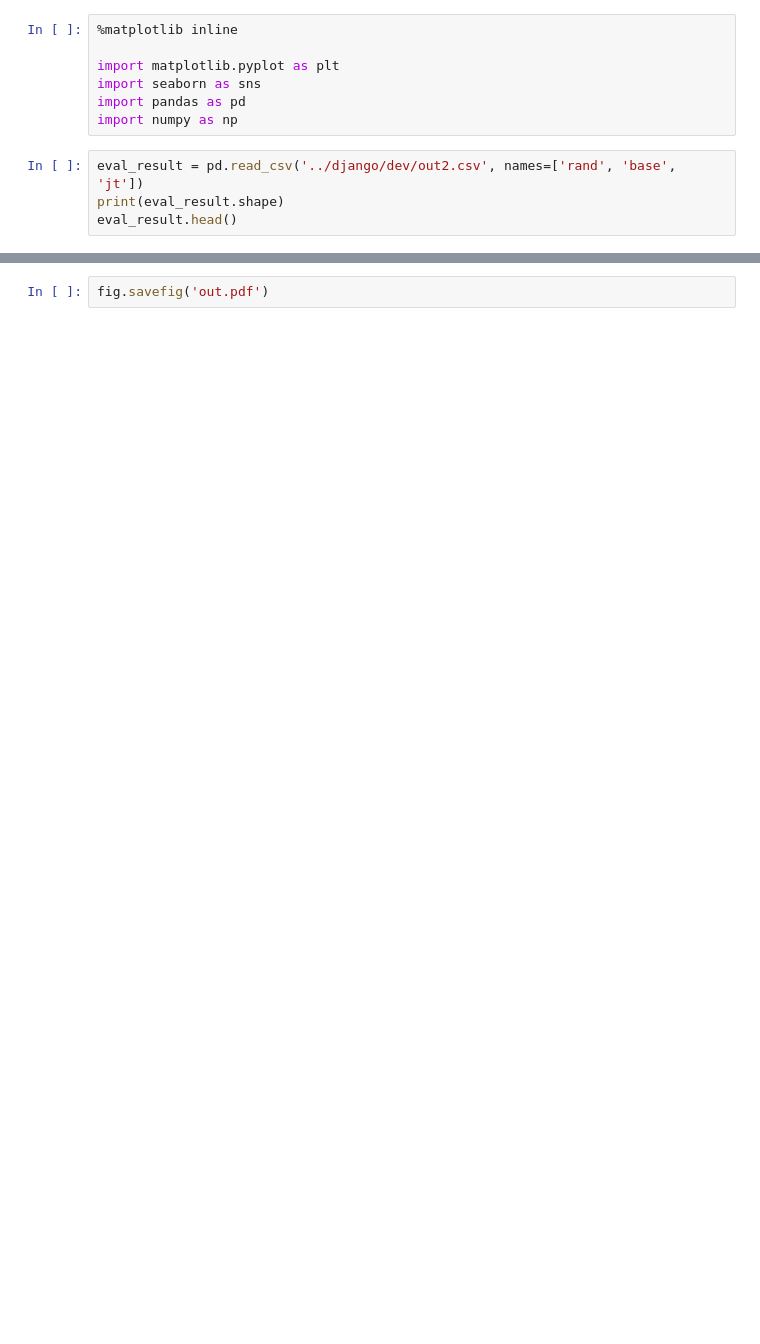
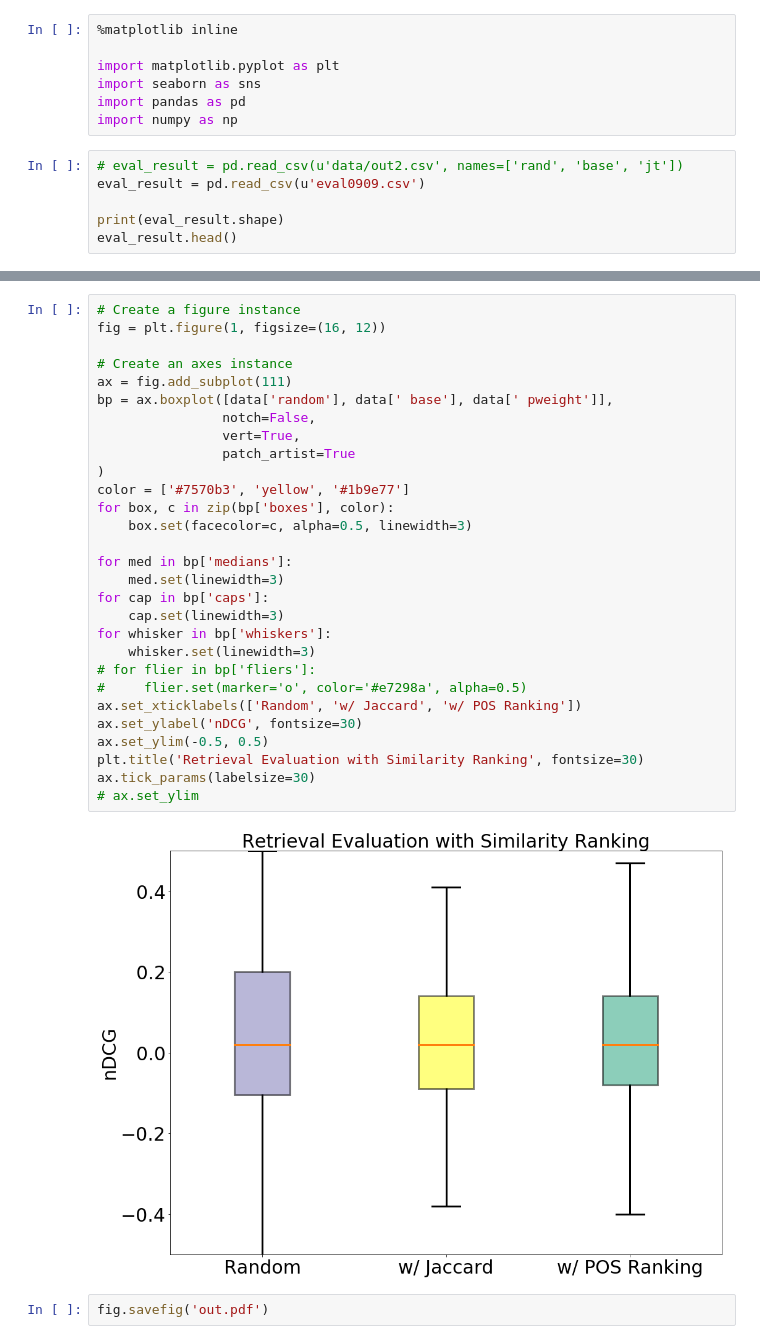
Before and after one commit to ryanchao2012/marginalbear, a Jupyter notebook: evaluate/doc2vec/show_evaluation_result.ipynb, the cells around one changed output, grey strips where cells are left out. Cells and saved outputs as stored; diff of their text form; blank space fills up the shorter version.

```diff
--- a/evaluate/doc2vec/show_evaluation_result.ipynb
+++ b/evaluate/doc2vec/show_evaluation_result.ipynb
@@ -6,6 +6,8 @@ import seaborn as sns
 import pandas as pd
 import numpy as np
 # %%
-eval_result = pd.read_csv('../django/dev/out2.csv', names=['rand', 'base', 'jt'])
+# eval_result = pd.read_csv(u'data/out2.csv', names=['rand', 'base', 'jt'])
+eval_result = pd.read_csv(u'eval0909.csv')
+
 print(eval_result.shape)
 eval_result.head()
@@ -46,2 +68,33 @@ ax.tick_params(labelsize=30)
+# %%
+# Create a figure instance
+fig = plt.figure(1, figsize=(16, 12))
+
+# Create an axes instance
+ax = fig.add_subplot(111)
+bp = ax.boxplot([data['random'], data[' base'], data[' pweight']],
+                notch=False,
+                vert=True,
+                patch_artist=True
+)
+color = ['#7570b3', 'yellow', '#1b9e77']
+for box, c in zip(bp['boxes'], color):
+    box.set(facecolor=c, alpha=0.5, linewidth=3)
+
+for med in bp['medians']:
+    med.set(linewidth=3)
+for cap in bp['caps']:
+    cap.set(linewidth=3)
+for whisker in bp['whiskers']:
+    whisker.set(linewidth=3)
+# for flier in bp['fliers']:
+#     flier.set(marker='o', color='#e7298a', alpha=0.5)
+ax.set_xticklabels(['Random', 'w/ Jaccard', 'w/ POS Ranking'])
+ax.set_ylabel('nDCG', fontsize=30)
+ax.set_ylim(-0.5, 0.5)
+plt.title('Retrieval Evaluation with Similarity Ranking', fontsize=30)
+ax.tick_params(labelsize=30)
+# ax.set_ylim
+# %% [output]
+[figure, added]
 # %%
 fig.savefig('out.pdf')
```
Also changed, not shown: parts of 4 cells of this notebook, 9 other files.
